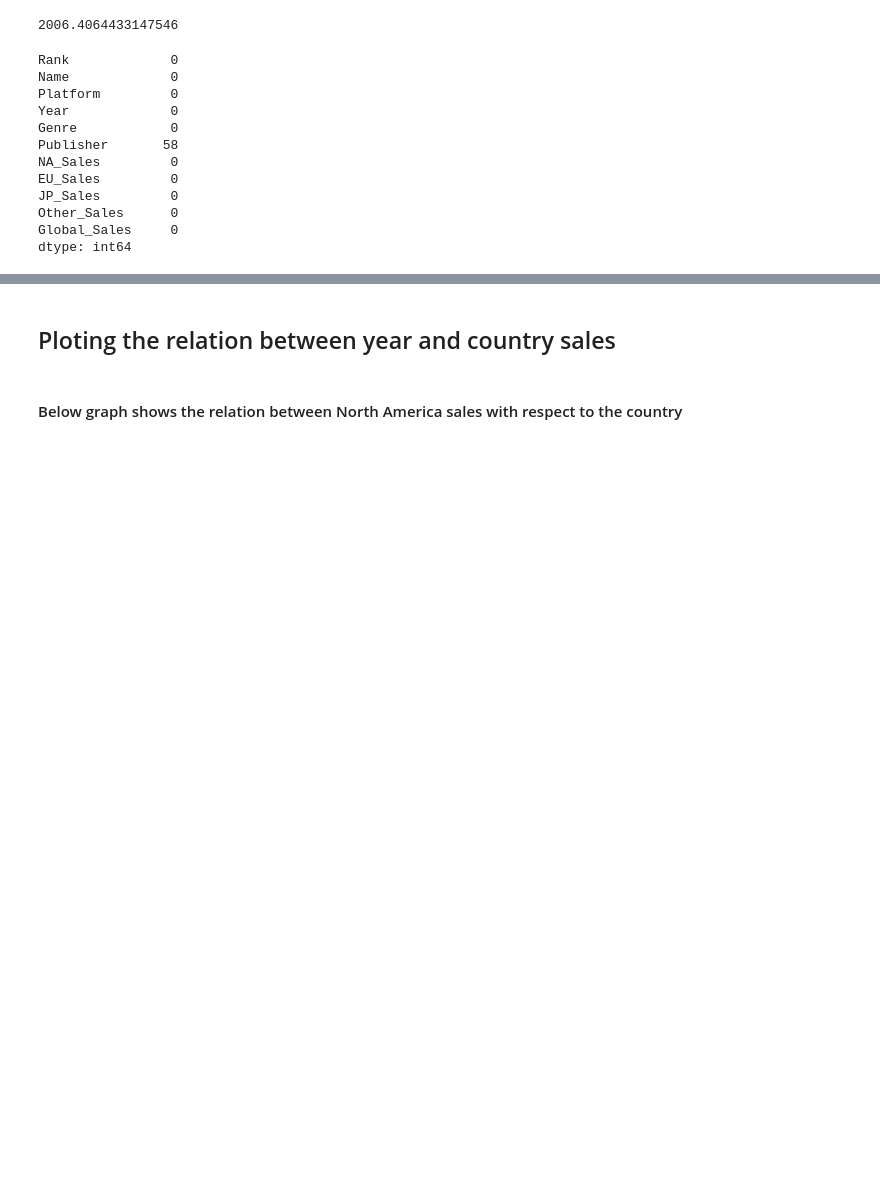
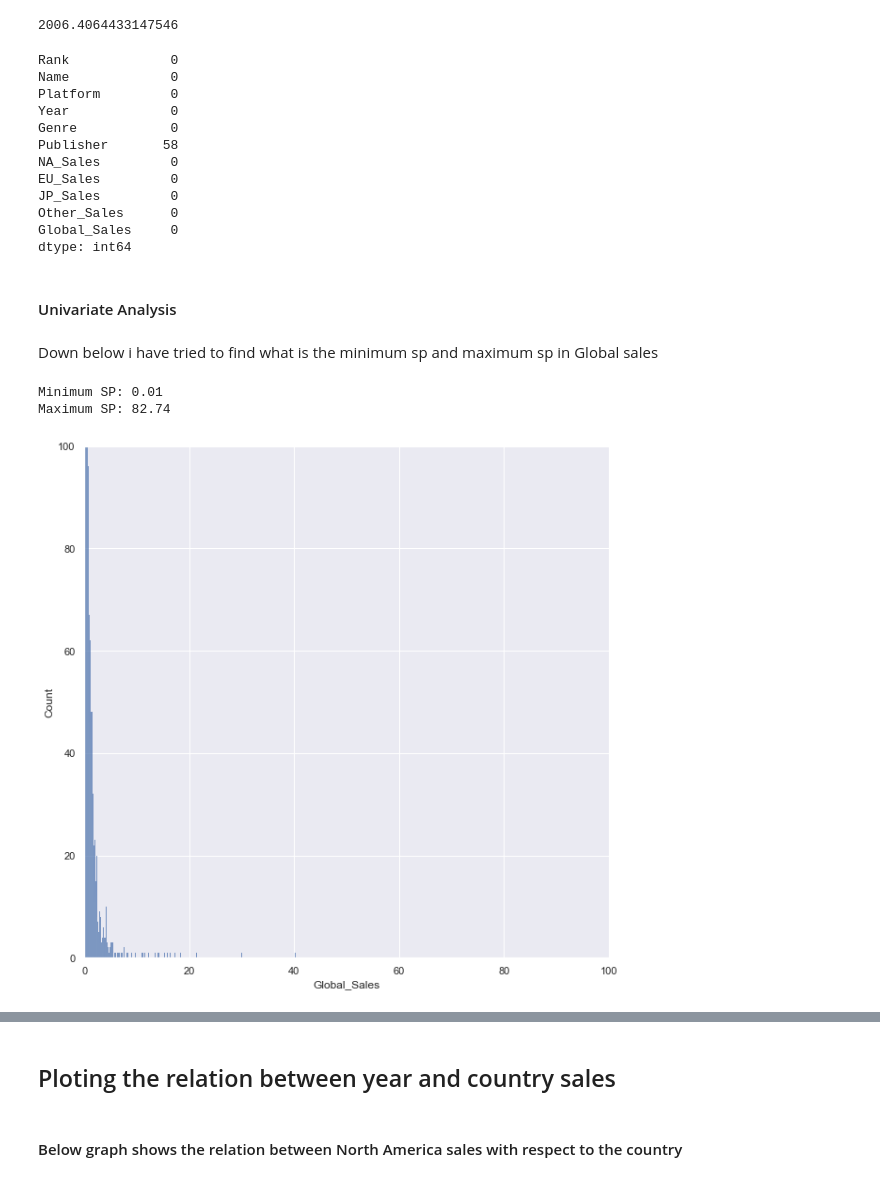
Before and after one commit to Riti70912/Video-game-Sales-Analysis, a Jupyter notebook: vgsales.ipynb, the cells around one changed output, grey strips where cells are left out. Cells and saved outputs as stored; diff of their text form; code cells hidden in the pictures; blank space fills up the shorter version.

```diff
--- a/vgsales.ipynb
+++ b/vgsales.ipynb
@@ -141,3 +141,21 @@ JP_Sales         0
 Other_Sales      0
 Global_Sales     0
 dtype: int64
+# %% [markdown]
+#### Univariate Analysis
+# %% [markdown]
+ Down below i have tried to find what is the minimum sp and maximum sp in Global sales
+# %%
+# 1. HISTOGRAM - sns.histplot()
+fig, ax = plt.subplots()
+sns.histplot(x='Global_Sales', data=videogame)
+print("Minimum SP:",videogame['Global_Sales'].min())
+print("Maximum SP:",videogame['Global_Sales'].max())
+ax.set_xlim(0, 100)
+ax.set_ylim(0, 100)
+
+plt.show()
+# %% [output]
+Minimum SP: 0.01
+Maximum SP: 82.74
+[figure, added]
```
Also changed, not shown: parts of 19 cells of this notebook.
